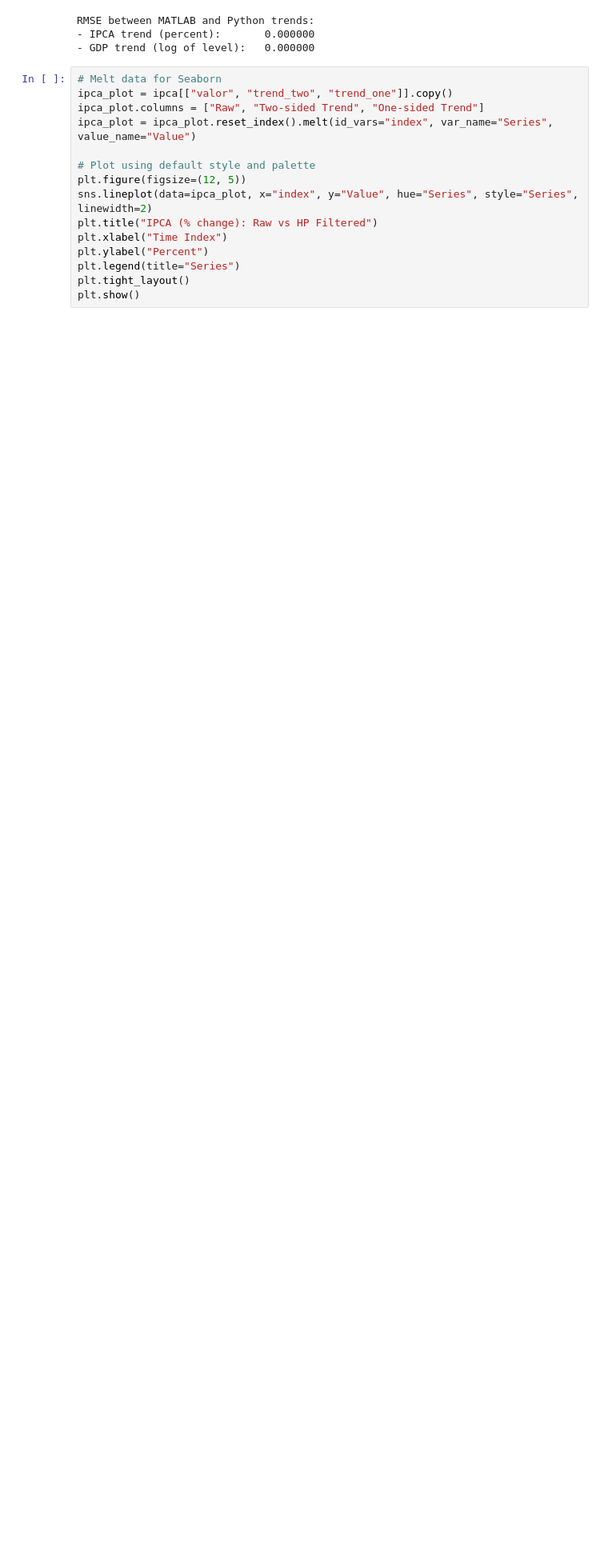
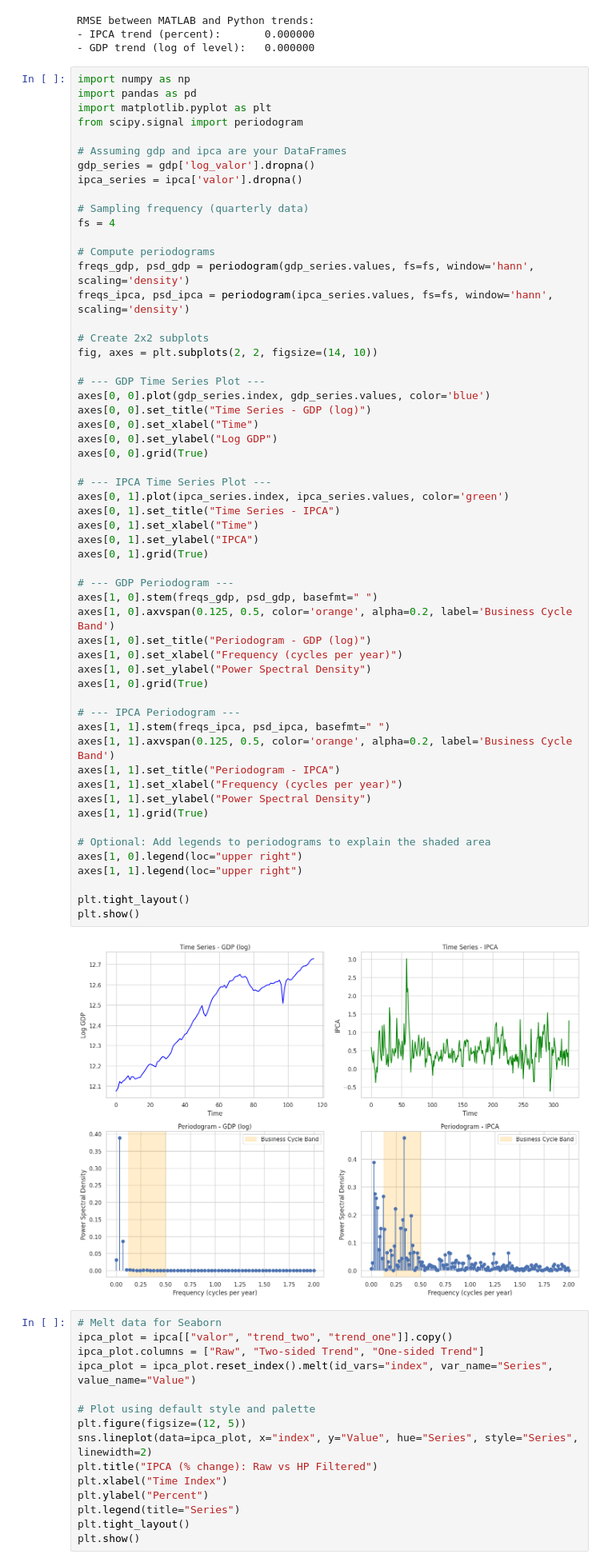
Before and after one commit to G-Cintra/PMA-Gabriel, a Jupyter notebook: notebooks/HP_Filter.ipynb, the cells around one changed output. Shown at 80% size. Cells and saved outputs as stored; diff of their text form; blank space fills up the shorter version.

```diff
--- a/notebooks/HP_Filter.ipynb
+++ b/notebooks/HP_Filter.ipynb
@@ -63,6 +63,64 @@ print(f"- GDP trend (log of level):   {gdp_rmse:.6f}")
 RMSE between MATLAB and Python trends:
 - IPCA trend (percent):       0.000000
 - GDP trend (log of level):   0.000000
+# %%
+import numpy as np
+import pandas as pd
+import matplotlib.pyplot as plt
+from scipy.signal import periodogram
+
+# Assuming gdp and ipca are your DataFrames
+gdp_series = gdp['log_valor'].dropna()
+ipca_series = ipca['valor'].dropna()
+
+# Sampling frequency (quarterly data)
+fs = 4
+
+# Compute periodograms
+freqs_gdp, psd_gdp = periodogram(gdp_series.values, fs=fs, window='hann', scaling='density')
+freqs_ipca, psd_ipca = periodogram(ipca_series.values, fs=fs, window='hann', scaling='density')
+
+# Create 2x2 subplots
+fig, axes = plt.subplots(2, 2, figsize=(14, 10))
+
+# --- GDP Time Series Plot ---
+axes[0, 0].plot(gdp_series.index, gdp_series.values, color='blue')
+axes[0, 0].set_title("Time Series - GDP (log)")
+axes[0, 0].set_xlabel("Time")
+axes[0, 0].set_ylabel("Log GDP")
+axes[0, 0].grid(True)
+
+# --- IPCA Time Series Plot ---
+axes[0, 1].plot(ipca_series.index, ipca_series.values, color='green')
+axes[0, 1].set_title("Time Series - IPCA")
+axes[0, 1].set_xlabel("Time")
+axes[0, 1].set_ylabel("IPCA")
+axes[0, 1].grid(True)
+
+# --- GDP Periodogram ---
+axes[1, 0].stem(freqs_gdp, psd_gdp, basefmt=" ")
+axes[1, 0].axvspan(0.125, 0.5, color='orange', alpha=0.2, label='Business Cycle Band')
+axes[1, 0].set_title("Periodogram - GDP (log)")
+axes[1, 0].set_xlabel("Frequency (cycles per year)")
+axes[1, 0].set_ylabel("Power Spectral Density")
+axes[1, 0].grid(True)
+
+# --- IPCA Periodogram ---
+axes[1, 1].stem(freqs_ipca, psd_ipca, basefmt=" ")
+axes[1, 1].axvspan(0.125, 0.5, color='orange', alpha=0.2, label='Business Cycle Band')
+axes[1, 1].set_title("Periodogram - IPCA")
+axes[1, 1].set_xlabel("Frequency (cycles per year)")
+axes[1, 1].set_ylabel("Power Spectral Density")
+axes[1, 1].grid(True)
+
+# Optional: Add legends to periodograms to explain the shaded area
+axes[1, 0].legend(loc="upper right")
+axes[1, 1].legend(loc="upper right")
+
+plt.tight_layout()
+plt.show()
+# %% [output]
+[figure, added]
 # %%
 # Melt data for Seaborn
 ipca_plot = ipca[["valor", "trend_two", "trend_one"]].copy()
```
Also changed, not shown: parts of 8 cells of this notebook, 13 other files.
